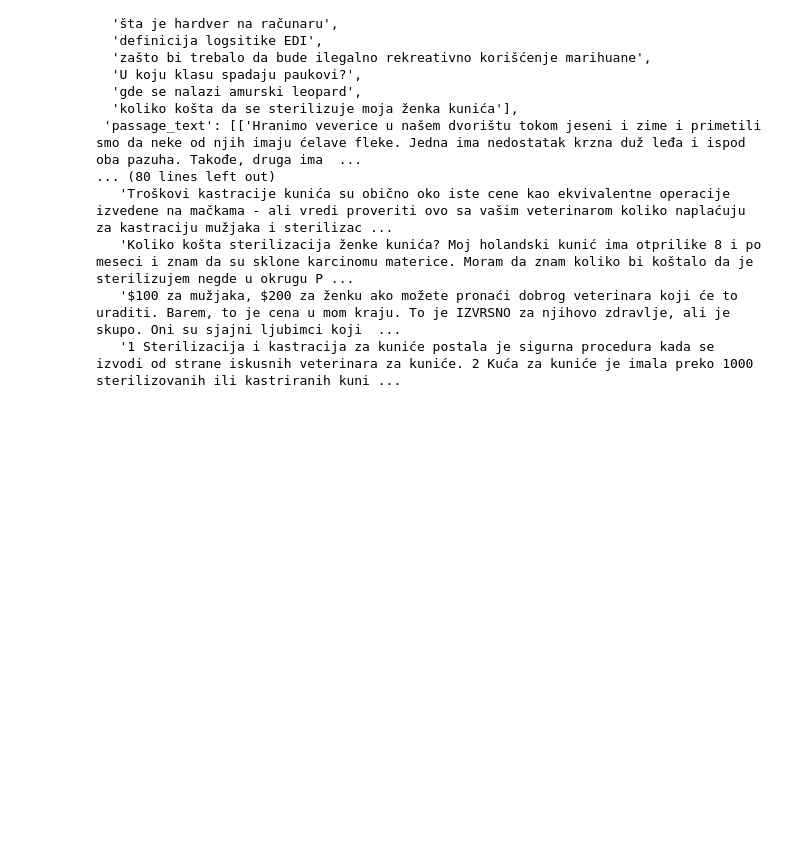
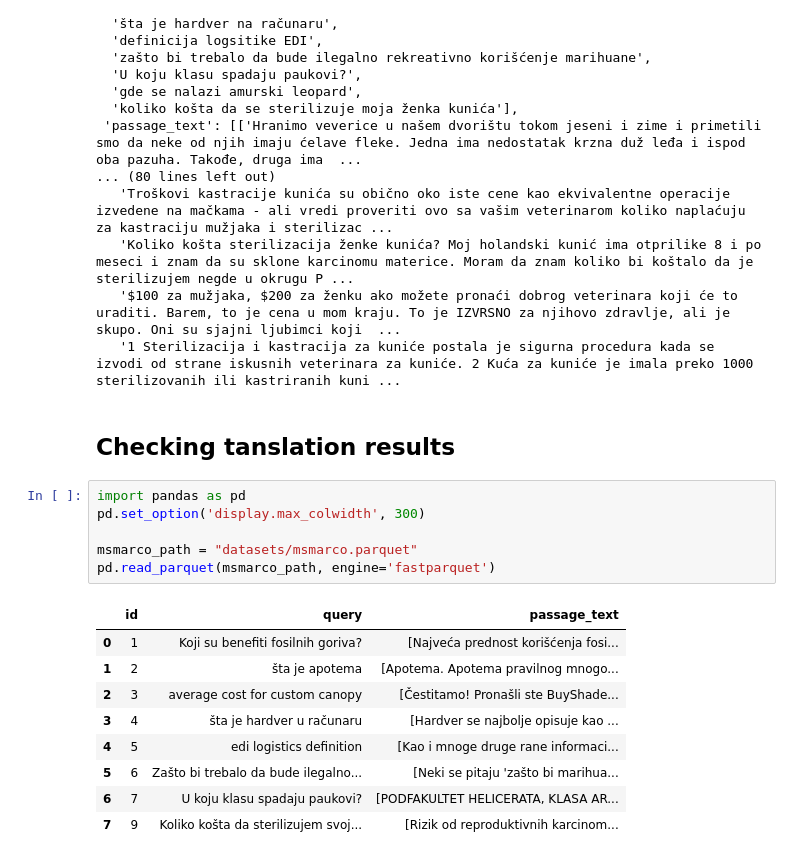
Before and after one commit to smartcat-labs/SRBedding, a Jupyter notebook: translation_pipeline/batch_test.ipynb, the cells around one changed output. Drawn from its saved outputs; the diff is of its cells as text; blank space fills up the shorter version.

```diff
--- a/translation_pipeline/batch_test.ipynb
+++ b/translation_pipeline/batch_test.ipynb
@@ -204,3 +205,21 @@ a
    'Koliko košta sterilizacija ženke kunića? Moj holandski kunić ima otprilike 8 i po meseci i znam da su sklone karcinomu materice. Moram da znam koliko bi koštalo da je sterilizujem negde u okrugu P ...
    '$100 za mužjaka, $200 za ženku ako možete pronaći dobrog veterinara koji će to uraditi. Barem, to je cena u mom kraju. To je IZVRSNO za njihovo zdravlje, ali je skupo. Oni su sjajni ljubimci koji  ...
    '1 Sterilizacija i kastracija za kuniće postala je sigurna procedura kada se izvodi od strane iskusnih veterinara za kuniće. 2 Kuća za kuniće je imala preko 1000 sterilizovanih ili kastriranih kuni ...
+# %% [markdown]
+## Checking tanslation results
+# %%
+import pandas as pd
+pd.set_option('display.max_colwidth', 300)
+
+msmarco_path = "datasets/msmarco.parquet"
+pd.read_parquet(msmarco_path, engine='fastparquet')
+# %% [output]
+|  | id | query | passage_text |
+| 0 | 1 | Koji su benefiti fosilnih goriva? | [Najveća prednost korišćenja fosi... |
+| 1 | 2 | šta je apotema | [Apotema. Apotema pravilnog mnogo... |
+| 2 | 3 | average cost for custom canopy | [Čestitamo! Pronašli ste BuyShade... |
+| 3 | 4 | šta je hardver u računaru | [Hardver se najbolje opisuje kao ... |
+| 4 | 5 | edi logistics definition | [Kao i mnoge druge rane informaci... |
+| 5 | 6 | Zašto bi trebalo da bude ilegalno... | [Neki se pitaju 'zašto bi marihua... |
+| 6 | 7 | U koju klasu spadaju paukovi? | [PODFAKULTET HELICERATA, KLASA AR... |
+| 7 | 9 | Koliko košta da sterilizujem svoj... | [Rizik od reproduktivnih karcinom... |
```
Also changed, not shown: parts of 4 cells of this notebook, 3 other files.
